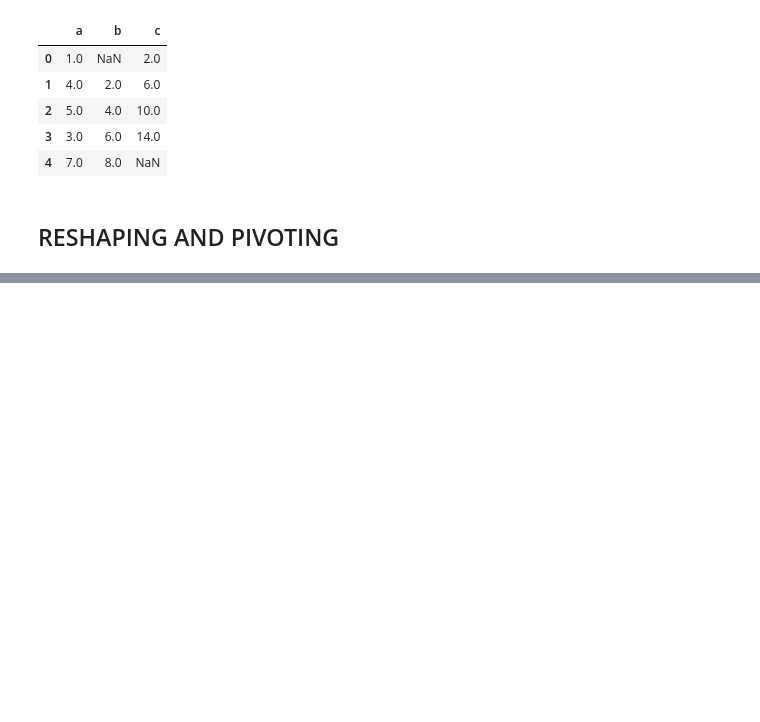
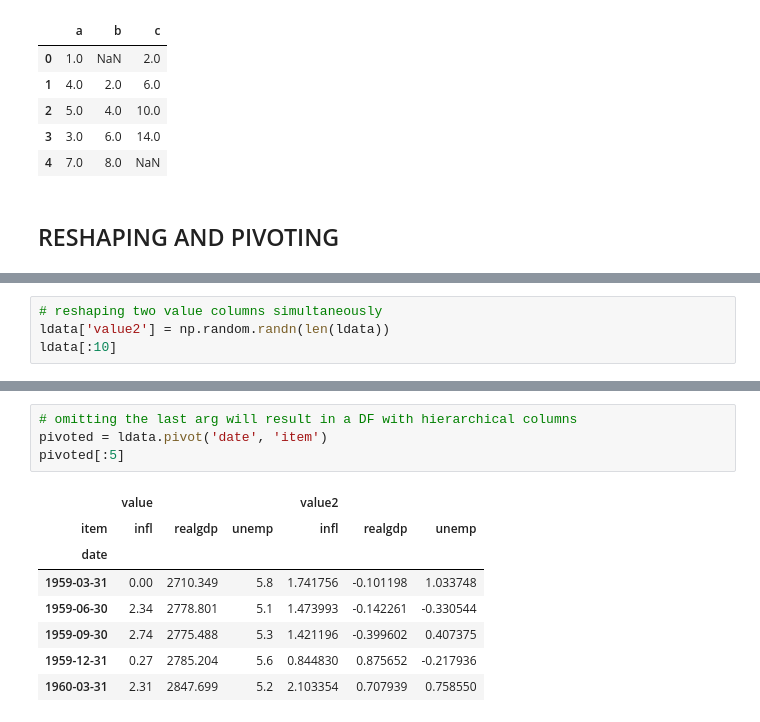
Before and after one commit to indrajeet007/Python-Data-Analysis-Notes, a Jupyter notebook: notebooks/Data Wrangling - Join, Combine, and Reshape.ipynb, the cells around one changed output, grey strips where cells are left out. Drawn from its saved outputs; the diff is of its cells as text; blank space fills up the shorter version.

```diff
--- a/notebooks/Data Wrangling - Join, Combine, and Reshape.ipynb
+++ b/notebooks/Data Wrangling - Join, Combine, and Reshape.ipynb
@@ -1069,0 +1293,4 @@ df1.combine_first(df2)
+# %%
+# reshaping two value columns simultaneously
+ldata['value2'] = np.random.randn(len(ldata))
+ldata[:10]
@@ -1069,0 +1309,13 @@ df1.combine_first(df2)
+# %%
+# omitting the last arg will result in a DF with hierarchical columns
+pivoted = ldata.pivot('date', 'item')
+pivoted[:5]
+# %% [output]
+|  | value |  |  | value2 |  |  |
+| item | infl | realgdp | unemp | infl | realgdp | unemp |
+| date |  |  |  |  |  |  |
+| 1959-03-31 | 0.00 | 2710.349 | 5.8 | 1.741756 | -0.101198 | 1.033748 |
+| 1959-06-30 | 2.34 | 2778.801 | 5.1 | 1.473993 | -0.142261 | -0.330544 |
+| 1959-09-30 | 2.74 | 2775.488 | 5.3 | 1.421196 | -0.399602 | 0.407375 |
+| 1959-12-31 | 0.27 | 2785.204 | 5.6 | 0.844830 | 0.875652 | -0.217936 |
+| 1960-03-31 | 2.31 | 2847.699 | 5.2 | 2.103354 | 0.707939 | 0.758550 |
```
Also changed, not shown: parts of 56 cells of this notebook.
